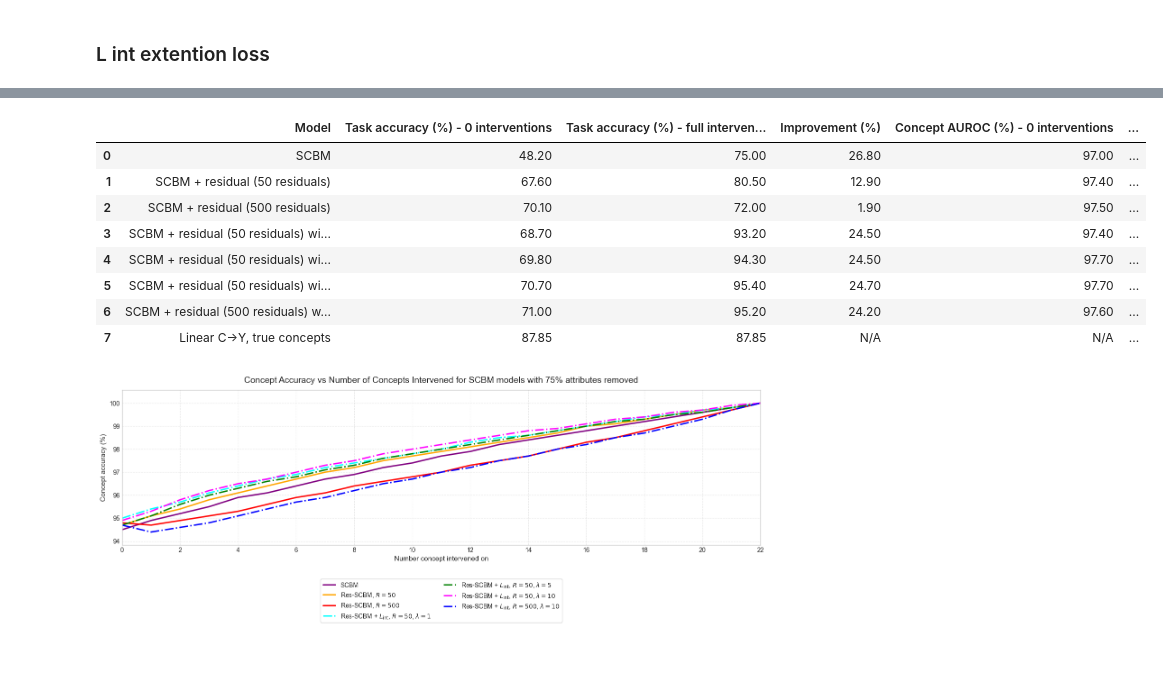
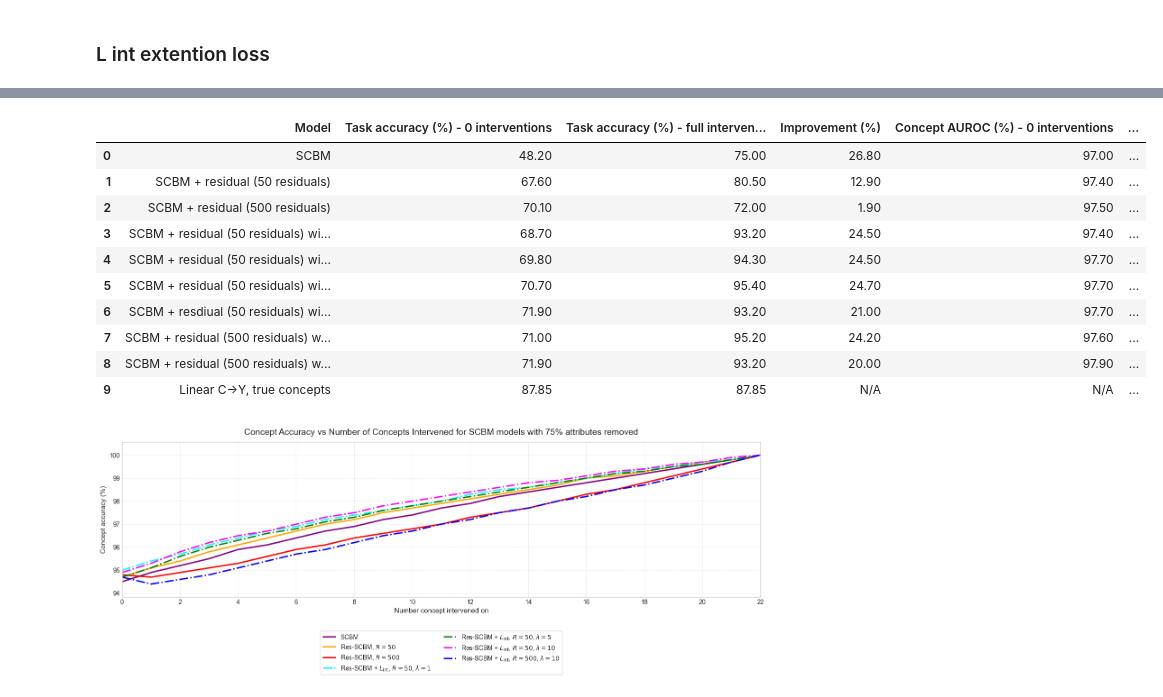
Before and after one commit to stephenmarcou/SCBM_implementation, a Jupyter notebook: results.ipynb, the cells around one changed output, grey strips where cells are left out. Saved outputs shown, nothing was run; the diff lists cells and outputs as text; code cells hidden in the pictures; blank space fills up the shorter version.

```diff
--- a/results.ipynb
+++ b/results.ipynb
@@ -1288,7 +1514,9 @@ df_dict = {
         "SCBM + residual (50 residuals) with L_int extension loss weight 1",
         "SCBM + residual (50 residuals) with L_int extension loss weight 5",
         "SCBM + residual (50 residuals) with L_int extension loss weight 10",
+        r"SCBM + resdiual (50 residuals) with L_int extension loss weight 10 (50% interventions)",
         "SCBM + residual (500 residuals) with L_int extension loss weight 10",
+        r"SCBM + residual (500 residuals) with L_int extension loss weight 10 (50% interventions)",
         "Linear C→Y, true concepts"
     ],
     "Task accuracy (%) - 0 interventions": [y_accuracies_list_scbm_075[0],
@@ -1297,7 +1525,9 @@ df_dict = {
         y_accuracies_list_scbm_075_residual_50_L_int_extension_loss_1_fixed[0],
         y_accuracies_list_scbm_075_residual_50_L_int_extension_loss_5_fixed[0],
         y_accuracies_list_scbm_075_residual_50_L_int_extension_loss_10_fixed[0],
+        y_accuracies_list_scbm_075_residual_50_L_int_extension_loss_10_fixed_half_interventions[0],
         y_accuracies_list_scbm_075_residual_500_L_int_extension_loss_10_fixed[0],
+        y_accuracies_list_scbm_075_residual_50_L_int_extension_loss_10_fixed_half_interventions[0],
         y_acc_c_to_y_025,
     ],
     "Task accuracy (%) - full interventions": [y_accuracies_list_scbm_075[-1],
@@ -1306,7 +1536,9 @@ df_dict = {
                                                 y_accuracies_list_scbm_075_residual_50_L_int_extension_loss_1_fixed[-1],
                                                 y_accuracies_list_scbm_075_residual_50_L_int_extension_loss_5_fixed[-1],
                                                 y_accuracies_list_scbm_075_residual_50_L_int_extension_loss_10_fixed[-1],
+                                                y_accuracies_list_scbm_075_residual_500_L_int_extension_loss_10_fixed_half_interventions[-1],
                                                 y_accuracies_list_scbm_075_residual_500_L_int_extension_loss_10_fixed[-1],
+                                                y_accuracies_list_scbm_075_residual_500_L_int_extension_loss_10_fixed_half_interventions[-1],
                                                 y_acc_c_to_y_025,],
     "Improvement (%)": [y_accuracies_list_scbm_075[-1] - y_accuracies_list_scbm_075[0],
                       y_accuracies_list_scbm_075_residual_50[-1] - y_accuracies_list_scbm_075_residual_50[0],
@@ -1314,7 +1546,9 @@ df_dict = {
                       y_accuracies_list_scbm_075_residual_50_L_int_extension_loss_1_fixed[-1] - y_accuracies_list_scbm_075_residual_50_L_int_extension_loss_1_fixed[0],
                       y_accuracies_list_scbm_075_residual_50_L_int_extension_loss_5_fixed[-1] - y_accuracies_list_scbm_075_residual_50_L_int_extension_loss_5_fixed[0],
                       y_accuracies_list_scbm_075_residual_50_L_int_extension_loss_10_fixed[-1] - y_accuracies_list_scbm_075_residual_50_L_int_extension_loss_10_fixed[0],
+                      y_accuracies_list_scbm_075_residual_50_L_int_extension_loss_10_fixed_half_interventions[-1] - y_accuracies_list_scbm_075_residual_50_L_int_extension_loss_10_fixed_half_interventions[0],
                     y_accuracies_list_scbm_075_residual_500_L_int_extension_loss_10_fixed[-1] - y_accuracies_list_scbm_075_residual_500_L_int_extension_loss_10_fixed[0],
+                    y_accuracies_list_scbm_075_residual_500_L_int_extension_loss_10_fixed_half_interventions[-1] - y_accuracies_list_scbm_075_residual_500_L_int_extension_loss_10_fixed_half_interventions[0],
                       "N/A"],
     "Concept AUROC (%) - 0 interventions": [c_auroc_list_scbm_075[0],
         c_auroc_list_scbm_075_residual_50[0],
@@ -1322,41 +1556,47 @@ df_dict = {
         c_auroc_list_scbm_075_residual_50_L_int_extension_loss_1_fixed[0],
         c_auroc_list_scbm_075_residual_50_L_int_extension_loss_5_fixed[0],
         c_auroc_list_scbm_075_residual_50_L_int_extension_loss_10_fixed[0],
+        c_auroc_list_scbm_075_residual_50_L_int_extension_loss_10_fixed_half_interventions[0],
         c_auroc_list_scbm_075_residual_500_L_int_extension_loss_10_fixed[0],
+        c_auroc_list_scbm_075_residual_500_L_int_extension_loss_10_fixed_half_interventions[0],
         "N/A"],
 
     "Concept Accuracy (%) - 0 interventions": [c_accuracies_list_scbm_075[0],
         c_accuracies_list_scbm_075_residual_50[0],
         c_accuracies_list_scbm_075_residual_500[0],
         c_accuracies_list_scbm_075_residual_50_L_int_extension_loss_1_fixed[0],
         c_accuracies_list_scbm_075_residual_50_L_int_extension_loss_5_fixed[0],
         c_accuracies_list_scbm_075_residual_50_L_int_extension_loss_10_fixed[0],
+        c_accuracies_list_scbm_075_residual_50_L_int_extension_loss_10_fixed_half_interventions[0],
         c_accuracies_list_scbm_075_residual_500_L_int_extension_loss_10_fixed[0],
+        c_accuracies_list_scbm_075_residual_500_L_int_extension_loss_10_fixed_half_interventions[0],
         "N/A"],
 }
 
 df_final_results_detailed_075 = pd.DataFrame(df_dict)
 
 # Show full model names and allow wrapping onto multiple lines
 pd.set_option("display.max_colwidth", None)
 display(
     df_final_results_detailed_075.style
     .format(precision=2)
     .set_properties(
         subset=["Model"],
         **{"white-space": "normal", "max-width": "320px"}
     )
 )
 # %% [output]
 |  | Model | Task accuracy (%) - 0 interventions | Task accuracy (%) - full interven... | Improvement (%) | Concept AUROC (%) - 0 interventions | ... |
 | 0 | SCBM | 48.20 | 75.00 | 26.80 | 97.00 | ... |
 | 1 | SCBM + residual (50 residuals) | 67.60 | 80.50 | 12.90 | 97.40 | ... |
 | 2 | SCBM + residual (500 residuals) | 70.10 | 72.00 | 1.90 | 97.50 | ... |
 | 3 | SCBM + residual (50 residuals) wi... | 68.70 | 93.20 | 24.50 | 97.40 | ... |
 | 4 | SCBM + residual (50 residuals) wi... | 69.80 | 94.30 | 24.50 | 97.70 | ... |
 | 5 | SCBM + residual (50 residuals) wi... | 70.70 | 95.40 | 24.70 | 97.70 | ... |
-| 6 | SCBM + residual (500 residuals) w... | 71.00 | 95.20 | 24.20 | 97.60 | ... |
-| 7 | Linear C→Y, true concepts | 87.85 | 87.85 | N/A | N/A | ... |
+| 6 | SCBM + resdiual (50 residuals) wi... | 71.90 | 93.20 | 21.00 | 97.70 | ... |
+| 7 | SCBM + residual (500 residuals) w... | 71.00 | 95.20 | 24.20 | 97.60 | ... |
+| 8 | SCBM + residual (500 residuals) w... | 71.90 | 93.20 | 20.00 | 97.90 | ... |
+| 9 | Linear C→Y, true concepts | 87.85 | 87.85 | N/A | N/A | ... |
 # %%
 fig, ax = plt.subplots(figsize=(15, 6))
 
```
Also changed, not shown: parts of 10 cells of this notebook, 7 other files.
